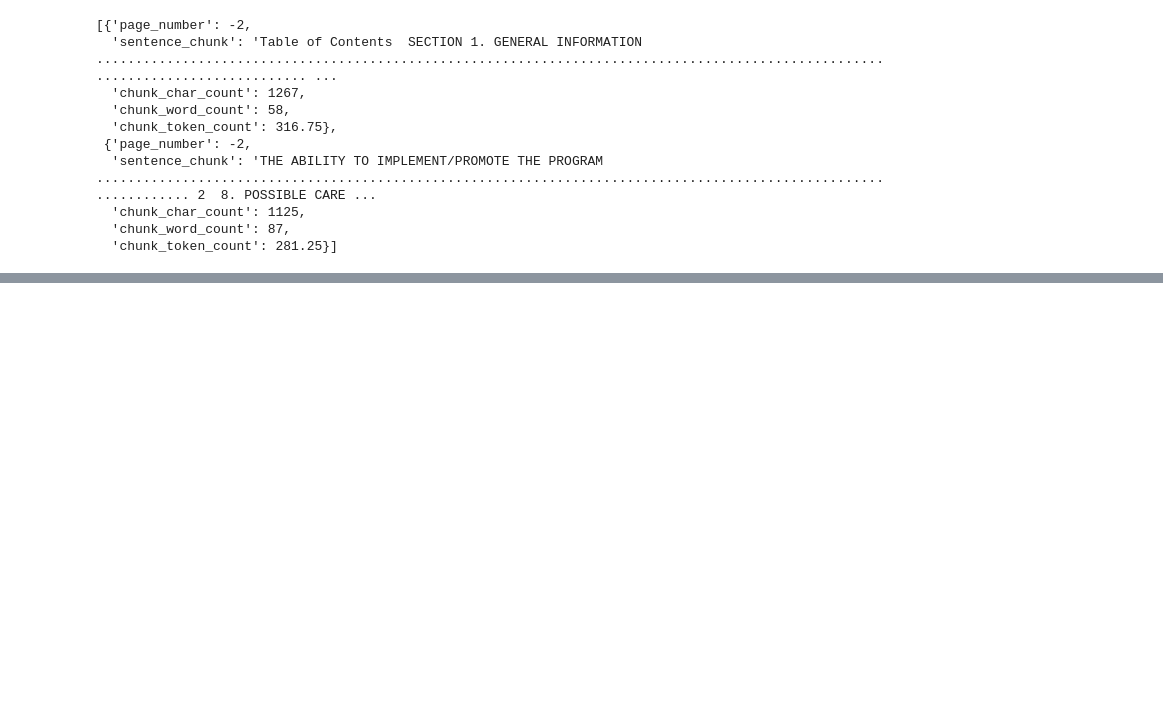
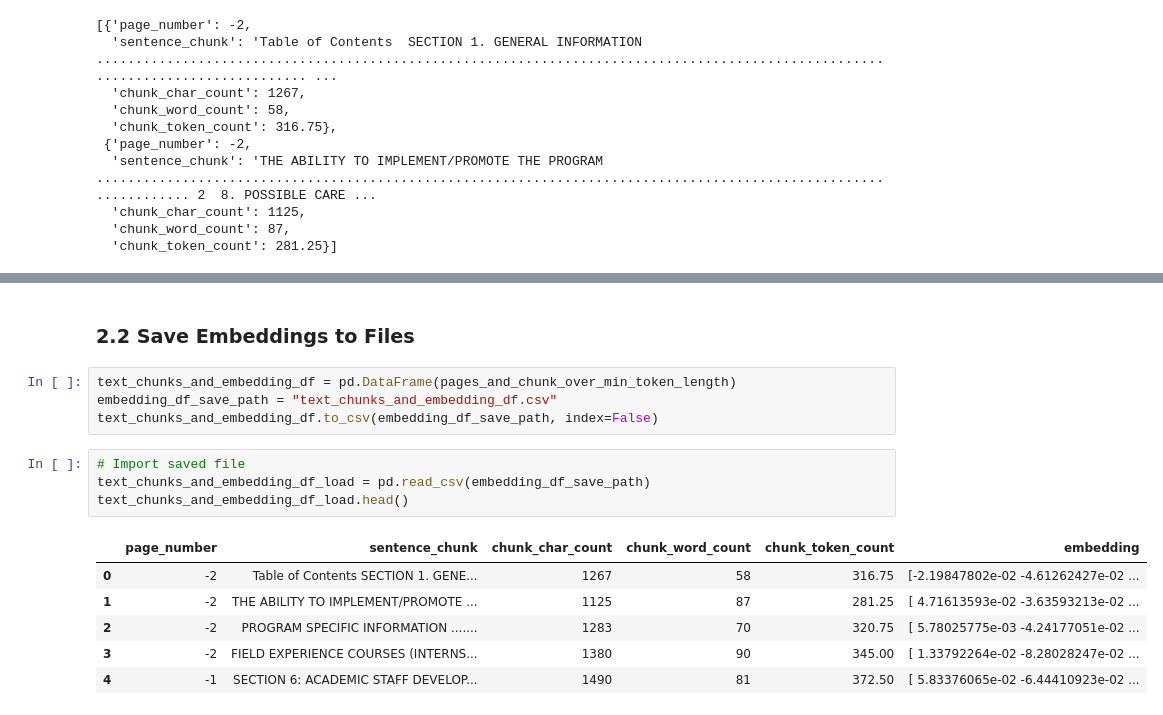
Before and after one commit to Purinat33/RAG, a Jupyter notebook: RAG.ipynb, the cells around one changed output, grey strips where cells are left out. Saved outputs shown, nothing was run; the diff lists cells and outputs as text; blank space fills up the shorter version.

```diff
--- a/RAG.ipynb
+++ b/RAG.ipynb
@@ -478,0 +590,18 @@ pages_and_chunk_over_min_token_length[:2]
+# %% [markdown]
+
+### 2.2 Save Embeddings to Files
+# %%
+text_chunks_and_embedding_df = pd.DataFrame(pages_and_chunk_over_min_token_length)
+embedding_df_save_path = "text_chunks_and_embedding_df.csv"
+text_chunks_and_embedding_df.to_csv(embedding_df_save_path, index=False)
+# %%
+# Import saved file
+text_chunks_and_embedding_df_load = pd.read_csv(embedding_df_save_path)
+text_chunks_and_embedding_df_load.head()
+# %% [output]
+|  | page_number | sentence_chunk | chunk_char_count | chunk_word_count | chunk_token_count | embedding |
+| 0 | -2 | Table of Contents SECTION 1. GENE... | 1267 | 58 | 316.75 | [-2.19847802e-02 -4.61262427e-02 ... |
+| 1 | -2 | THE ABILITY TO IMPLEMENT/PROMOTE ... | 1125 | 87 | 281.25 | [ 4.71613593e-02 -3.63593213e-02 ... |
+| 2 | -2 | PROGRAM SPECIFIC INFORMATION ....... | 1283 | 70 | 320.75 | [ 5.78025775e-03 -4.24177051e-02 ... |
+| 3 | -2 | FIELD EXPERIENCE COURSES (INTERNS... | 1380 | 90 | 345.00 | [ 1.33792264e-02 -8.28028247e-02 ... |
+| 4 | -1 | SECTION 6: ACADEMIC STAFF DEVELOP... | 1490 | 81 | 372.50 | [ 5.83376065e-02 -6.44410923e-02 ... |
```
Also changed, not shown: parts of 25 cells of this notebook, 1 other file.
